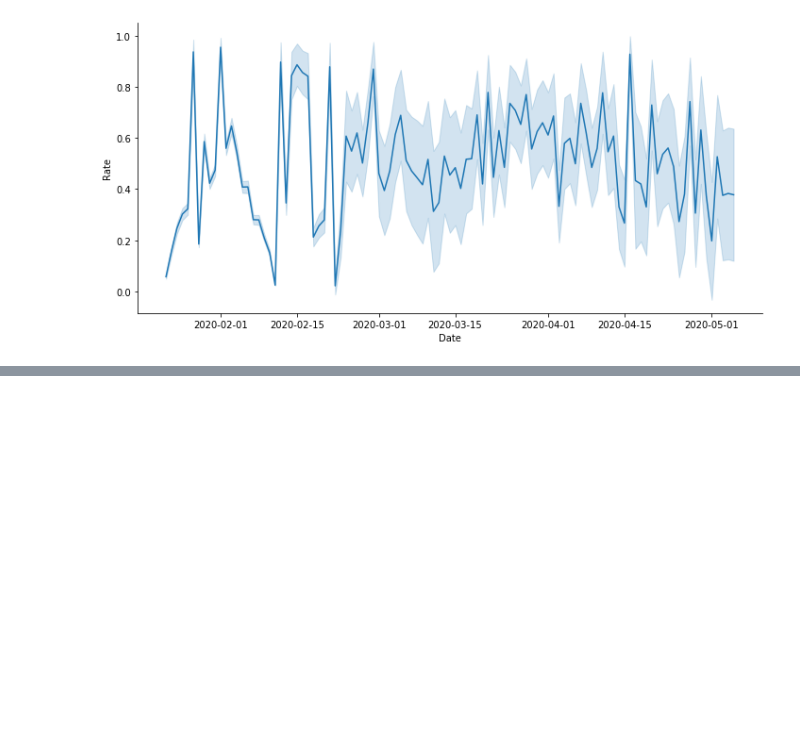
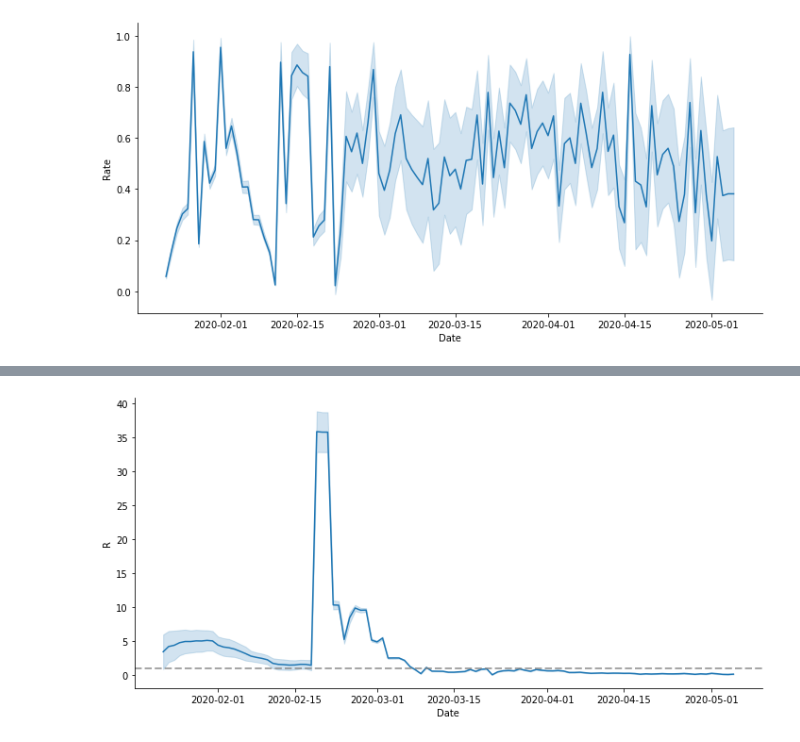
Before and after one commit to yoriyuki/BayesianCOVID19, a Jupyter notebook: notebook/Experiments.ipynb, the cells around one changed output, grey strips where cells are left out. Drawn from its saved outputs; the diff is of its cells as text; code cells hidden in the pictures; blank space fills up the shorter version.

```diff
--- a/notebook/Experiments.ipynb
+++ b/notebook/Experiments.ipynb
@@ -1321,0 +1481,13 @@ draw({'Sweden':R_S, 'Denmark':R_D,}, line=1, name='R_Nordic', value_name='R', la
+# %%
+infer=infer_01
+beta = extract_var(var_name='b', data=infer)
+C = extract_var(var_name='C', data=infer)
+C = C[:-1]
+#d = extract_var(var_name='d', data=infer_const_q)
+#print('{}, {}, {}'.format(beta.values.shape, d.values.shape, C.values.shape))
+R_K01 = pd.DataFrame(np.array([(beta[i].values / 0.04) * (1 - C[i]/P) for i in range(len(beta))]).T,
+                 index=beta.index)
+
+draw({'R':R_K01}, line=1, name='R_Korea01', value_name='R')
+# %% [output]
+[figure, added]
```
Also changed, not shown: parts of 27 cells of this notebook.
